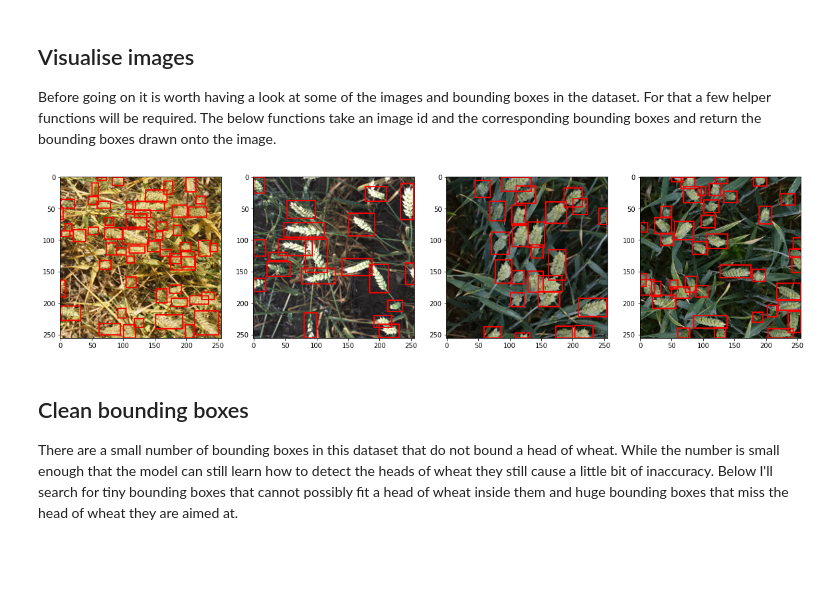
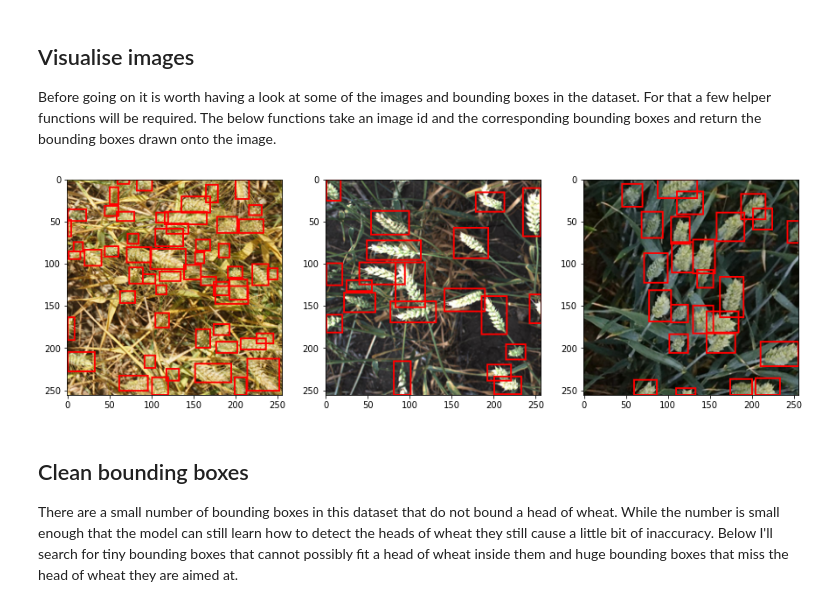
Before and after one commit to RiseAboveAll/Global_Wheat_Detection, a Jupyter notebook: Global_Wheat_Detection.ipynb, the cells around one changed output. Saved outputs shown, nothing was run; the diff lists cells and outputs as text; code cells hidden in the pictures; blank space fills up the shorter version.

```diff
--- a/Global_Wheat_Detection.ipynb
+++ b/Global_Wheat_Detection.ipynb
@@ -145,9 +145,9 @@ def show_images(image_ids, bboxes, source='train'):
     for i, image_pixels in enumerate(pixels):
         axes[i].imshow(image_pixels)
 # %%
-show_images(train_image_ids[0:4], train_labels)
+show_images(train_image_ids[0:3], train_labels)
 # %% [output]
-[figure, old version]
+[figure, new version]
 # %% [markdown]
 ## Clean bounding boxes
 
```
Also changed, not shown: parts of 10 cells of this notebook.
